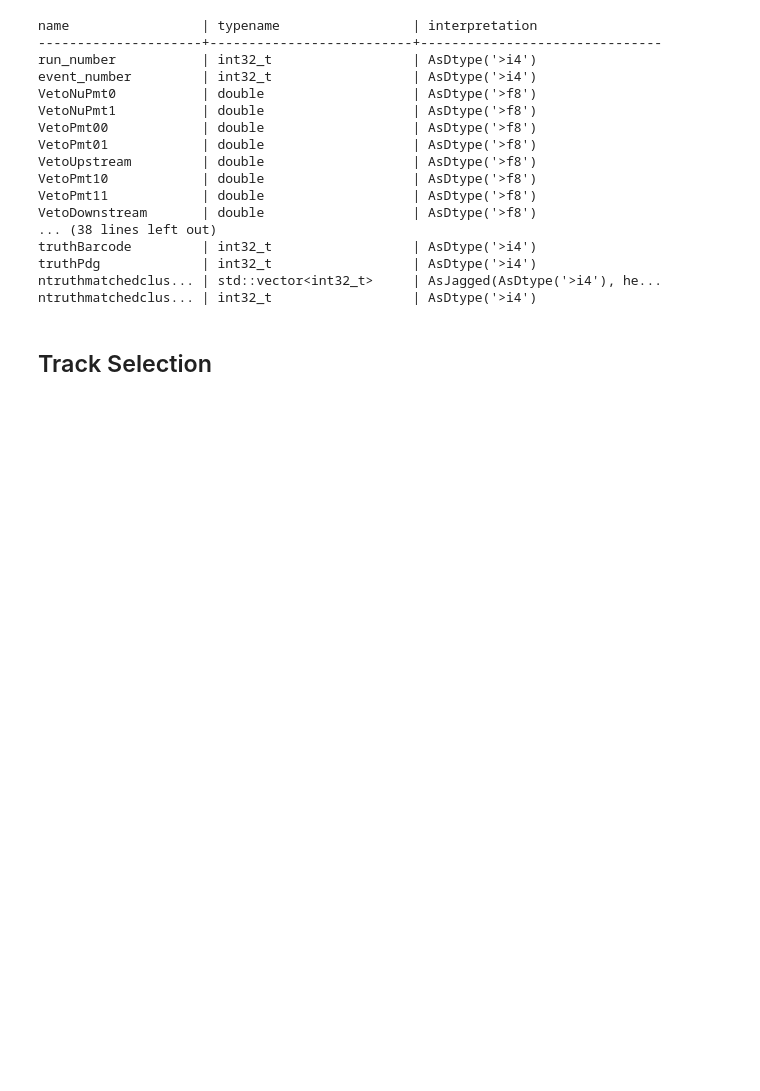
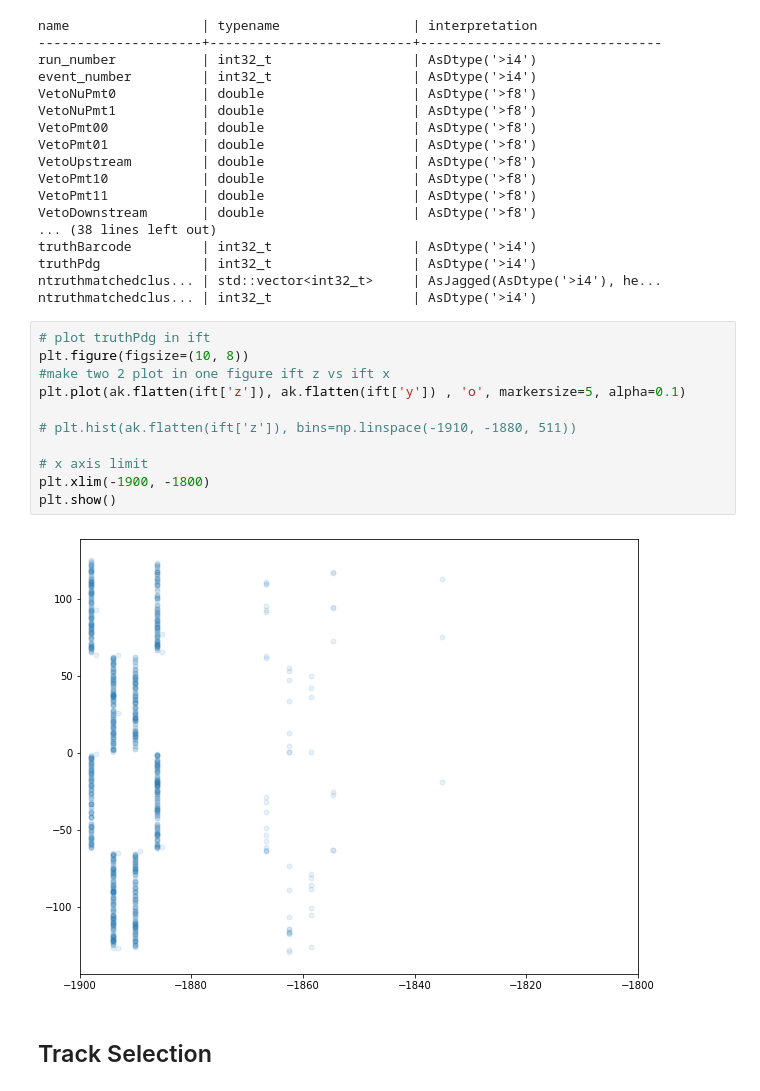
Before and after one commit to alig146/Emulsion-IFT-Matching, a Jupyter notebook: mc_matching.ipynb, the cells around one changed output. Drawn from its saved outputs; the diff is of its cells as text; blank space fills up the shorter version.

```diff
--- a/mc_matching.ipynb
+++ b/mc_matching.ipynb
@@ -116,6 +116,19 @@ truthBarcode         | int32_t                  | AsDtype('>i4')
 truthPdg             | int32_t                  | AsDtype('>i4')
 ntruthmatchedclus... | std::vector<int32_t>     | AsJagged(AsDtype('>i4'), he...
 ntruthmatchedclus... | int32_t                  | AsDtype('>i4')
+# %%
+# plot truthPdg in ift
+plt.figure(figsize=(10, 8))
+#make two 2 plot in one figure ift z vs ift x
+plt.plot(ak.flatten(ift['z']), ak.flatten(ift['y']) , 'o', markersize=5, alpha=0.1)
+
+# plt.hist(ak.flatten(ift['z']), bins=np.linspace(-1910, -1880, 511))
+
+# x axis limit
+plt.xlim(-1900, -1800)
+plt.show()
+# %% [output]
+[figure, added]
 # %% [markdown]
 ## Track Selection
 # %%
```
Also changed, not shown: parts of 9 cells of this notebook, 1 other file.
